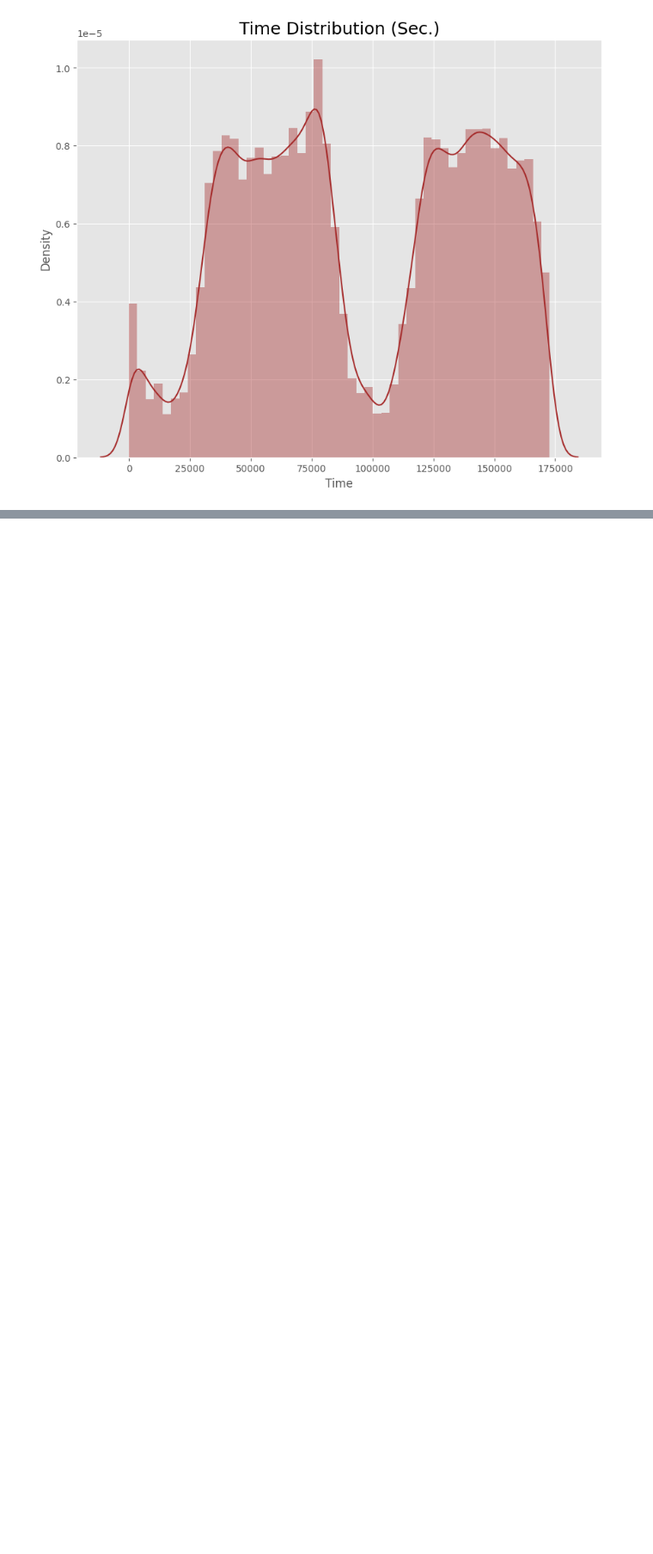
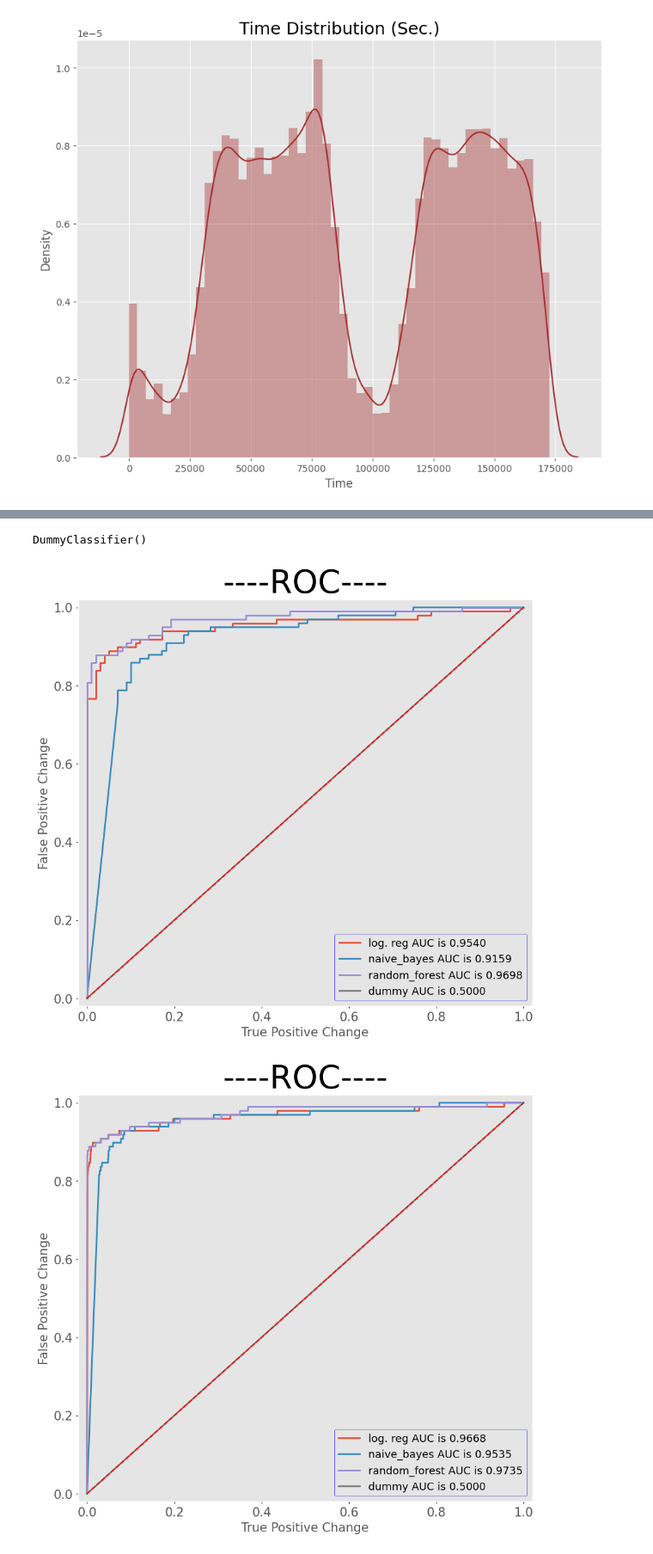
Before and after one commit to pandeyp819/CreditCard_FraudDetect, a Jupyter notebook: Fraud Detector.ipynb, the cells around one changed output, grey strips where cells are left out. Shown: that part at 86% size. Cells and saved outputs as stored; diff of their text form; code cells hidden in the pictures; blank space fills up the shorter version.

```diff
--- a/Fraud Detector.ipynb
+++ b/Fraud Detector.ipynb
@@ -88,0 +151,15 @@ plt.savefig('timedif.png')
+# %%
+gnb = GaussianNB()
+gnb_best = gnb.fit(x_train_under,y_train_under)
+# %%
+param_grid = {
+    'max_depth': [5,10,15],
+    'max_features': ['sqrt'],
+    'min_samples_leaf': [10,20],
+    'min_samples_split': [2,5],
+    'n_estimators': [500,700]
+}
+
+rf = RandomForestClassifier()
+rf_grid = GridSearchCV(rf,param_grid,cv=5,scoring='roc_auc',verbose=10,n_jobs=-1)
+rf_grid.fit(x_train_under,y_train_under)
@@ -88,0 +174,35 @@ plt.savefig('timedif.png')
+# %%
+dummy = DummyClassifier()
+dummy.fit(x_train_under,y_train_under)
+# %% [output]
+DummyClassifier()
+# %%
+def plot_curv(x,y,models,model_names,figsize=(10,9)):
+  fig , ax= plt.subplots(figsize=figsize)
+  for i,model in enumerate(models):
+    y_pred = list(model.predict_proba(x)[:,1])
+    fpr,tpr,threshold = metrics.roc_curve(y,y_pred)
+    roc_auc = metrics.auc(fpr,tpr)
+    plt.plot(fpr,tpr,label=(model_names[i]+' AUC is %0.4f' %
+                            roc_auc),linewidth=2.0)
+  ax.grid(False)
+  ax.tick_params(length=3, width=1, labelsize=15,grid_color= 'r', grid_alpha= 0.5)
+  leg = plt.legend(loc='lower right', prop={'size':13})
+  leg.get_frame().set_edgecolor('b')
+  plt.title('----ROC----',fontsize=40)
+  plt.plot([0,1],[0,1],'r--')
+  plt.xlim([-.02,1.02])
+  plt.ylim([-.02,1.02])
+  plt.xlabel('True Positive Change',fontsize=15)
+  plt.ylabel('False Positive Change',fontsize=15)
+
+models = [logistic_grid.best_estimator_,gnb_best,rf_grid.best_estimator_,dummy]
+model_names = ['log. reg','naive_bayes','random_forest','dummy']
+plot_curv(x_val_under,y_val_under,models,model_names)
+plt.savefig('roc in sample.png')
+
+plot_curv(x_test_std,y_test,models,model_names)
+plt.savefig('roc out sample.png')
+# %% [output]
+[figure, added]
+[figure, added]
```
Also changed, not shown: parts of 10 cells of this notebook.
